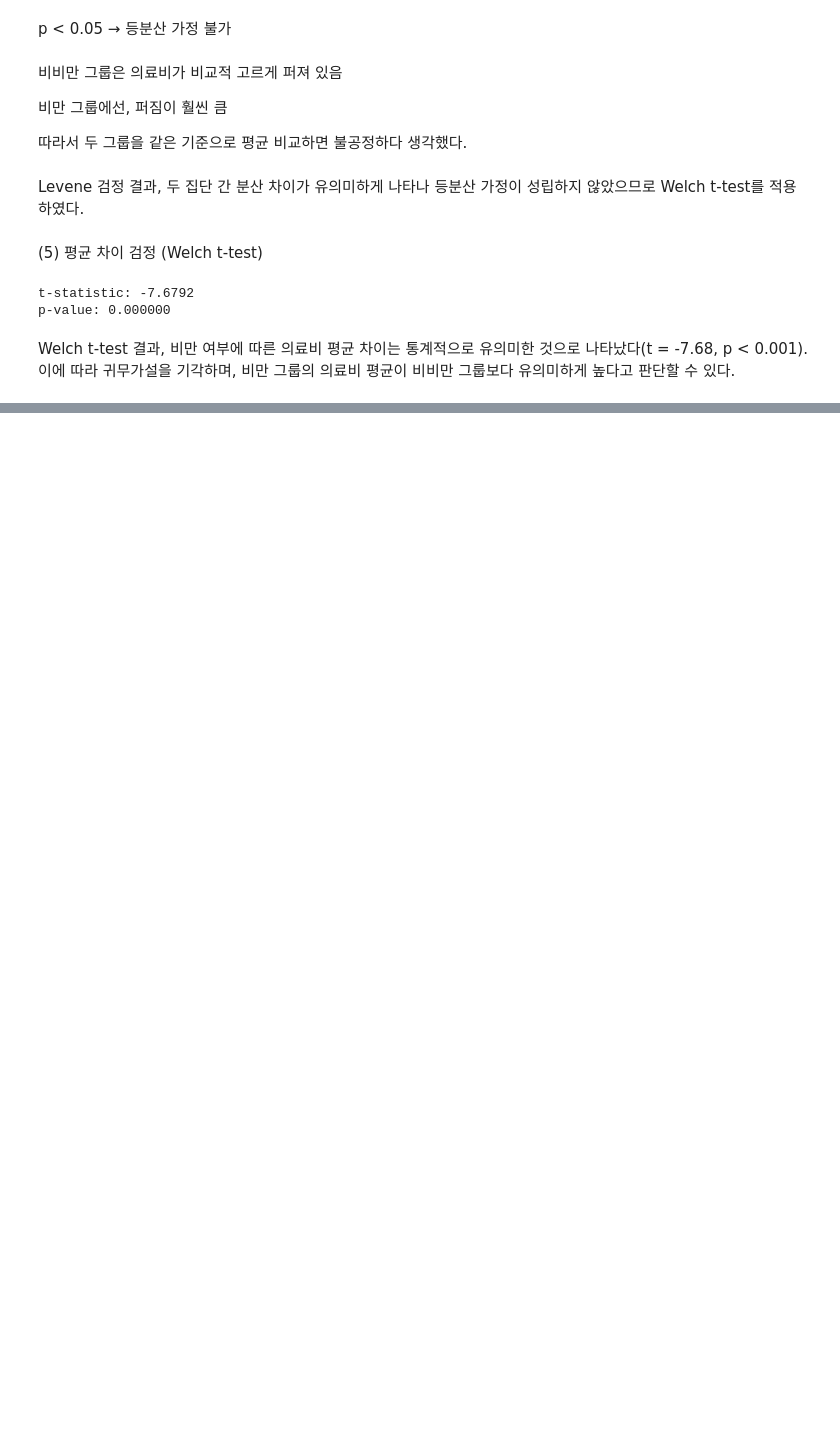
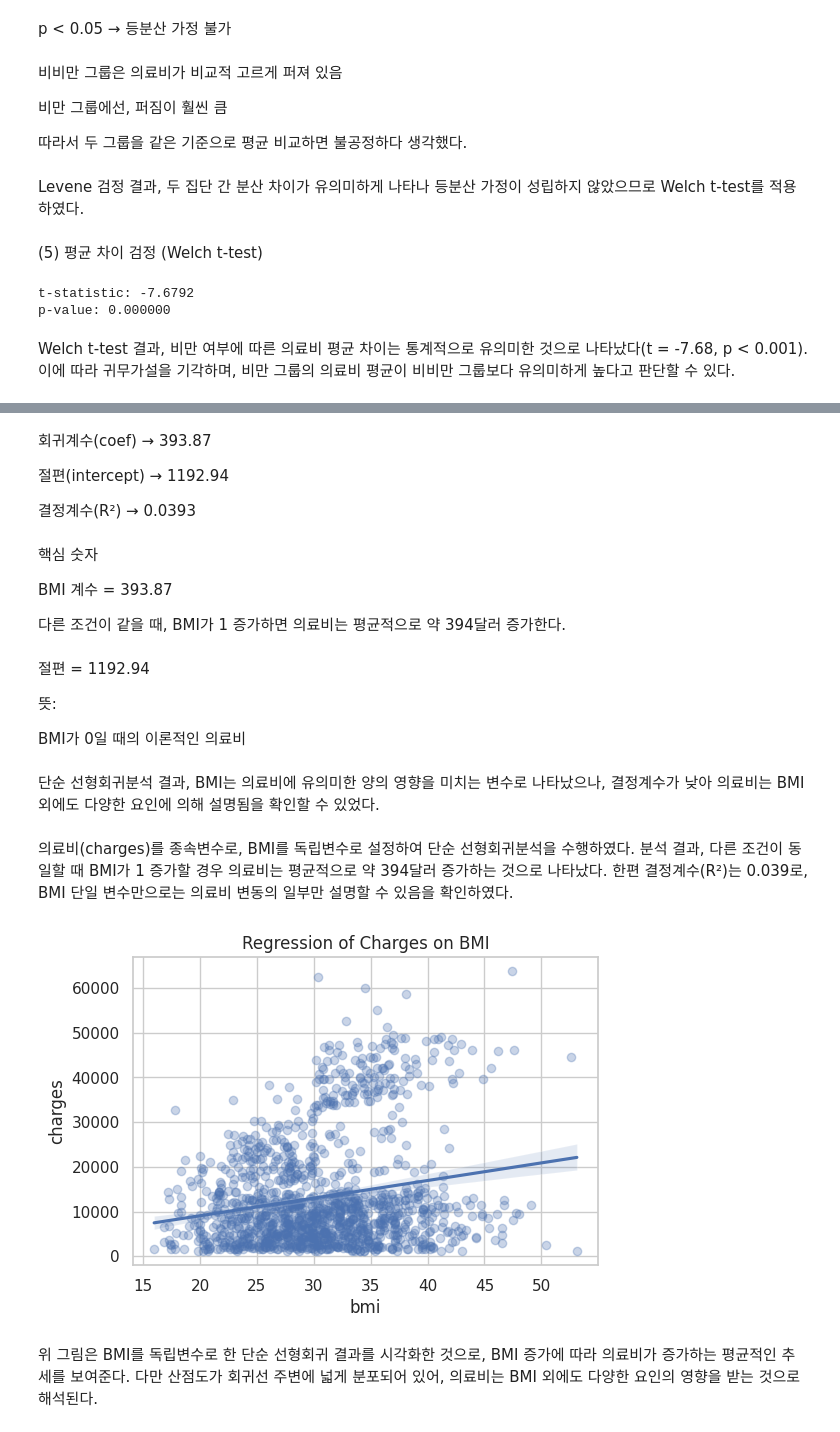
Before and after one commit to ary3120-droid/myproject, a Jupyter notebook: 12_18project.ipynb, the cells around one changed output, grey strips where cells are left out. Saved outputs shown, nothing was run; the diff lists cells and outputs as text; code cells hidden in the pictures; blank space fills up the shorter version.

```diff
--- a/12_18project.ipynb
+++ b/12_18project.ipynb
@@ -397,0 +420,38 @@ Welch t-test 결과, 비만 여부에 따른 의료비 평균 차이는 통계
+# %% [markdown]
+회귀계수(coef)
+→ 393.87
+
+절편(intercept)
+→ 1192.94
+
+결정계수(R²)
+→ 0.0393
+# %% [markdown]
+핵심 숫자
+
+BMI 계수 = 393.87
+
+다른 조건이 같을 때, BMI가 1 증가하면 의료비는 평균적으로 약 394달러 증가한다.
+# %% [markdown]
+절편 = 1192.94
+
+뜻:
+
+BMI가 0일 때의 이론적인 의료비
+# %% [markdown]
+단순 선형회귀분석 결과, BMI는 의료비에 유의미한 양의 영향을 미치는 변수로 나타났으나, 결정계수가 낮아 의료비는 BMI 외에도 다양한 요인에 의해 설명됨을 확인할 수 있었다.
+# %% [markdown]
+의료비(charges)를 종속변수로, BMI를 독립변수로 설정하여 단순 선형회귀분석을 수행하였다. 분석 결과, 다른 조건이 동일할 때 BMI가 1 증가할 경우 의료비는 평균적으로 약 394달러 증가하는 것으로 나타났다. 한편 결정계수(R²)는 0.039로, BMI 단일 변수만으로는 의료비 변동의 일부만 설명할 수 있음을 확인하였다.
+# %%
+#시각화
+import seaborn as sns
+import matplotlib.pyplot as plt
+
+plt.figure(figsize=(6, 4))
+sns.regplot(x="bmi", y="charges", data=df, scatter_kws={"alpha":0.3})
+plt.title("Regression of Charges on BMI")
+plt.show()
+# %% [output]
+[figure, added]
+# %% [markdown]
+위 그림은 BMI를 독립변수로 한 단순 선형회귀 결과를 시각화한 것으로, BMI 증가에 따라 의료비가 증가하는 평균적인 추세를 보여준다. 다만 산점도가 회귀선 주변에 넓게 분포되어 있어, 의료비는 BMI 외에도 다양한 요인의 영향을 받는 것으로 해석된다.
```
Also changed, not shown: parts of 3 cells of this notebook.
